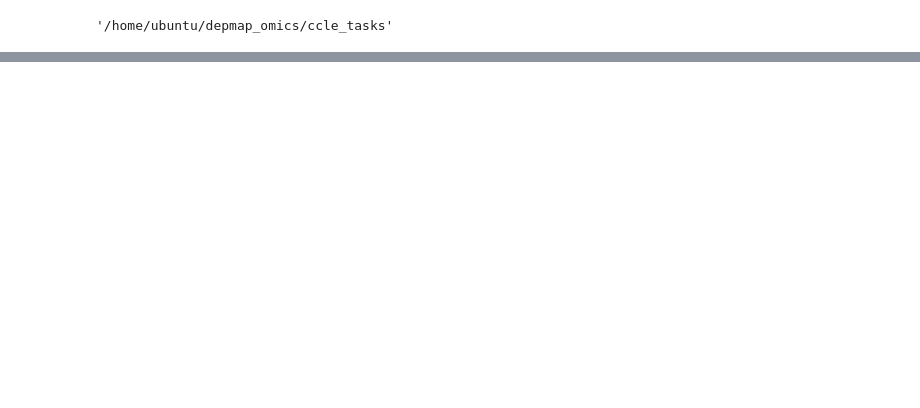
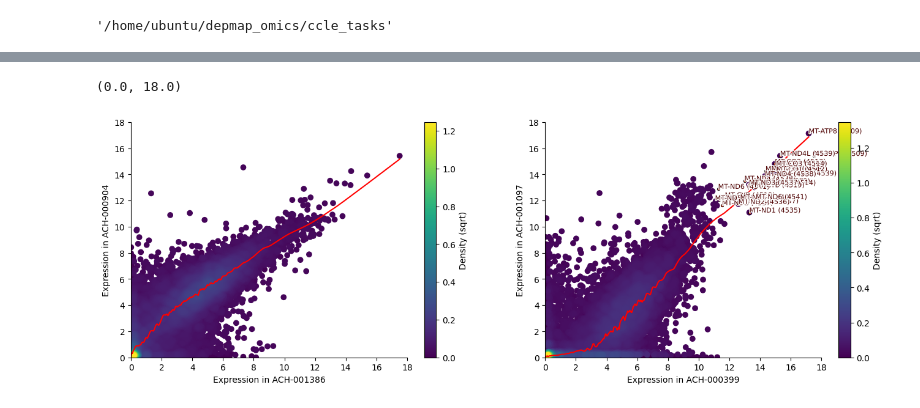
Before and after one commit to broadinstitute/depmap_omics, a Jupyter notebook: ccle_tasks/00_RNA_tpm_chrm.ipynb, the cells around one changed output, grey strips where cells are left out. Cells and saved outputs as stored; diff of their text form; code cells hidden in the pictures; blank space fills up the shorter version.

```diff
--- a/ccle_tasks/00_RNA_tpm_chrm.ipynb
+++ b/ccle_tasks/00_RNA_tpm_chrm.ipynb
@@ -515,0 +778,2 @@ Text(0.5, 0, 'All gene median expression')
+# %%
+rnaseqc_count_mat_tpm = calculate_tpm_correct_chrM_log(rnaseqc_count_mat, rnaseqc_count_lengths)
@@ -515,0 +797,3 @@ Text(0.5, 0, 'All gene median expression')
+# %%
+rnaseqc_count_mat_tpm.columns = rnaseqc_count_mat_tpm.columns.map(protcod_rename)
+rnaseqc_count_mat_tpm = rnaseqc_count_mat_tpm.loc[:, ~rnaseqc_count_mat_tpm.columns.isnull()]
@@ -515,0 +804,2 @@ Text(0.5, 0, 'All gene median expression')
+# %%
+rnaseqc_count_mat_tpm.index = rnaseqc_count_mat_tpm.index.map(profile_to_model_dict)
@@ -515,0 +810,2 @@ Text(0.5, 0, 'All gene median expression')
+# %%
+rnaseqc_count_mat_tpm = rnaseqc_count_mat_tpm.loc[~rnaseqc_count_mat_tpm.index.isnull(), :]
@@ -515,0 +834,32 @@ Text(0.5, 0, 'All gene median expression')
+# %%
+fig, ax = plt.subplots(1, 2)
+fig.set_size_inches(16, 5)
+chrM_labels = rnaseqc_count_mat_tpm.columns[rnaseqc_count_mat_tpm.columns.str.contains("^MT-")]
+highest_sample = rnaseqc_count_mat_tpm.loc['ACH-001386', :]
+lowest_sample = rnaseqc_count_mat_tpm.loc['ACH-000904', :]
+plotting.density_scatter(highest_sample,
+                         lowest_sample, ax=ax[0],
+                         label_specific=chrM_labels)
+sns.despine()
+
+ax[0].set_xlabel("Expression in ACH-001386")
+ax[0].set_ylabel("Expression in ACH-000904")
+ax[0].set_xlim(0, 18)
+ax[0].set_ylim(0, 18)
+
+
+highest_sample = rnaseqc_count_mat_tpm.loc['ACH-000399', :]
+lowest_sample = rnaseqc_count_mat_tpm.loc['ACH-001097', :]
+
+plotting.density_scatter(highest_sample,
+                         lowest_sample, ax=ax[1],
+                         label_specific=chrM_labels)
+sns.despine()
+
+ax[1].set_xlabel("Expression in ACH-000399")
+ax[1].set_ylabel("Expression in ACH-001097")
+ax[1].set_xlim(0, 18)
+ax[1].set_ylim(0, 18)
+# %% [output]
+(0.0, 18.0)
+[figure, added]
```
Also changed, not shown: parts of 44 cells of this notebook.
